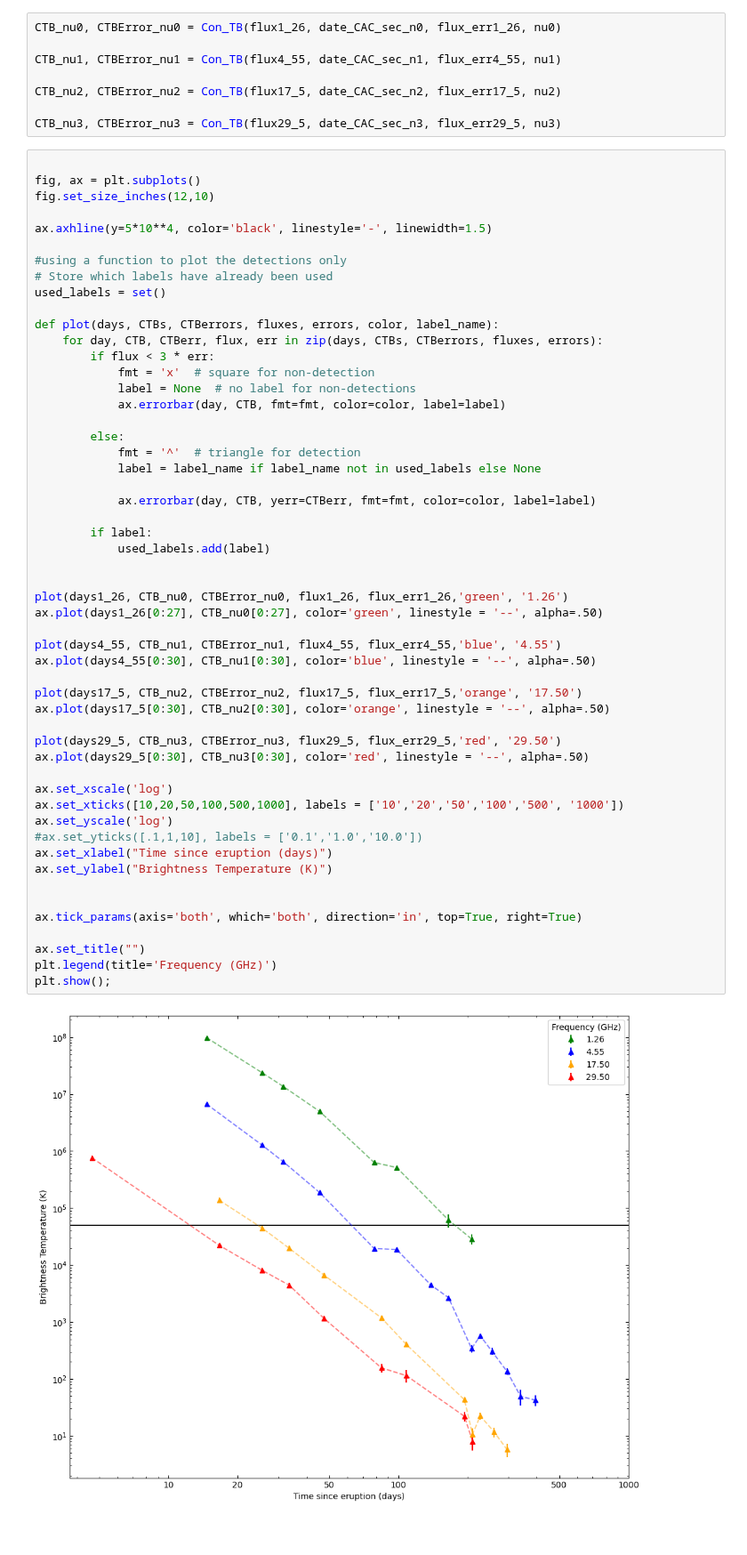
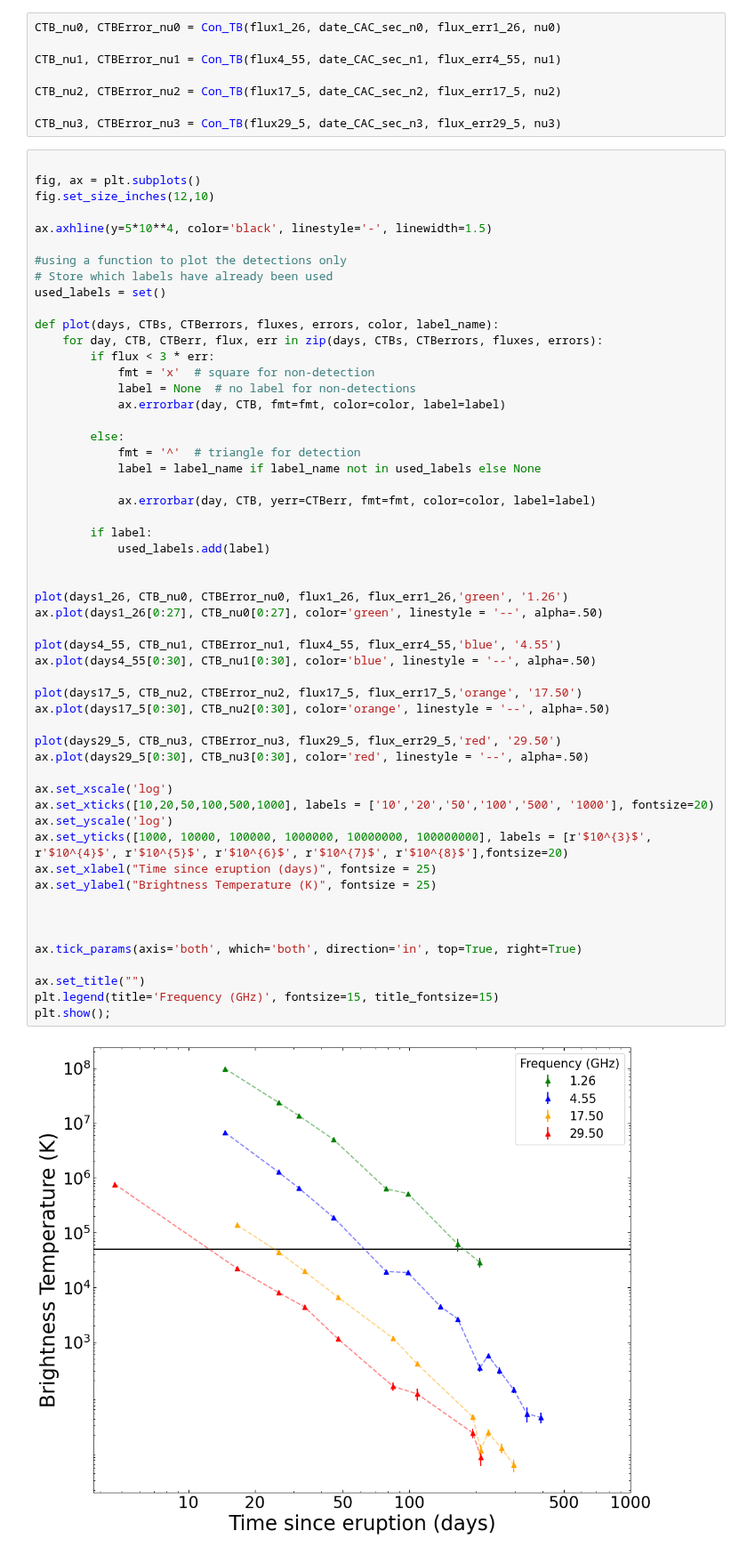
Before and after one commit to Wilhelm005/Research-Code, a Jupyter notebook: V1534Sco_Brightness_Temp.ipynb, the cells around one changed output. Shown at 89% size. Cells and saved outputs as stored; diff of their text form.

```diff
--- a/V1534Sco_Brightness_Temp.ipynb
+++ b/V1534Sco_Brightness_Temp.ipynb
@@ -286,36 +286,37 @@ def plot(days, CTBs, CTBerrors, fluxes, errors, color, label_name):
             fmt = '^'  # triangle for detection
             label = label_name if label_name not in used_labels else None
 
             ax.errorbar(day, CTB, yerr=CTBerr, fmt=fmt, color=color, label=label)
 
         if label:
             used_labels.add(label)
 
 
 plot(days1_26, CTB_nu0, CTBError_nu0, flux1_26, flux_err1_26,'green', '1.26')
 ax.plot(days1_26[0:27], CTB_nu0[0:27], color='green', linestyle = '--', alpha=.50)
 
 plot(days4_55, CTB_nu1, CTBError_nu1, flux4_55, flux_err4_55,'blue', '4.55')
 ax.plot(days4_55[0:30], CTB_nu1[0:30], color='blue', linestyle = '--', alpha=.50)
 
 plot(days17_5, CTB_nu2, CTBError_nu2, flux17_5, flux_err17_5,'orange', '17.50')
 ax.plot(days17_5[0:30], CTB_nu2[0:30], color='orange', linestyle = '--', alpha=.50)
 
 plot(days29_5, CTB_nu3, CTBError_nu3, flux29_5, flux_err29_5,'red', '29.50')
 ax.plot(days29_5[0:30], CTB_nu3[0:30], color='red', linestyle = '--', alpha=.50)
 
 ax.set_xscale('log')
-ax.set_xticks([10,20,50,100,500,1000], labels = ['10','20','50','100','500', '1000'])
+ax.set_xticks([10,20,50,100,500,1000], labels = ['10','20','50','100','500', '1000'], fontsize=20)
 ax.set_yscale('log')
-#ax.set_yticks([.1,1,10], labels = ['0.1','1.0','10.0'])
-ax.set_xlabel("Time since eruption (days)")
-ax.set_ylabel("Brightness Temperature (K)")
+ax.set_yticks([1000, 10000, 100000, 1000000, 10000000, 100000000], labels = [r'$10^{3}$', r'$10^{4}$', r'$10^{5}$', r'$10^{6}$', r'$10^{7}$', r'$10^{8}$'],fontsize=20)
+ax.set_xlabel("Time since eruption (days)", fontsize = 25)
+ax.set_ylabel("Brightness Temperature (K)", fontsize = 25)
+
 
 
 ax.tick_params(axis='both', which='both', direction='in', top=True, right=True)
 
 ax.set_title("")
-plt.legend(title='Frequency (GHz)')
+plt.legend(title='Frequency (GHz)', fontsize=15, title_fontsize=15)
 plt.show();
 # %% [output]
-[figure, old version]
+[figure, new version]
```
Also changed, not shown: 24 other files.
